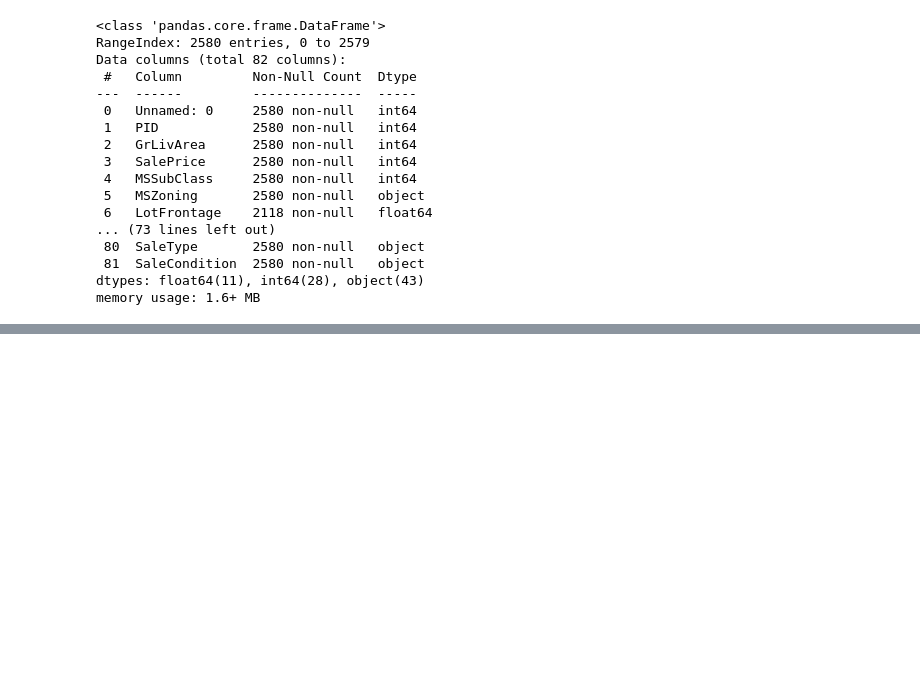
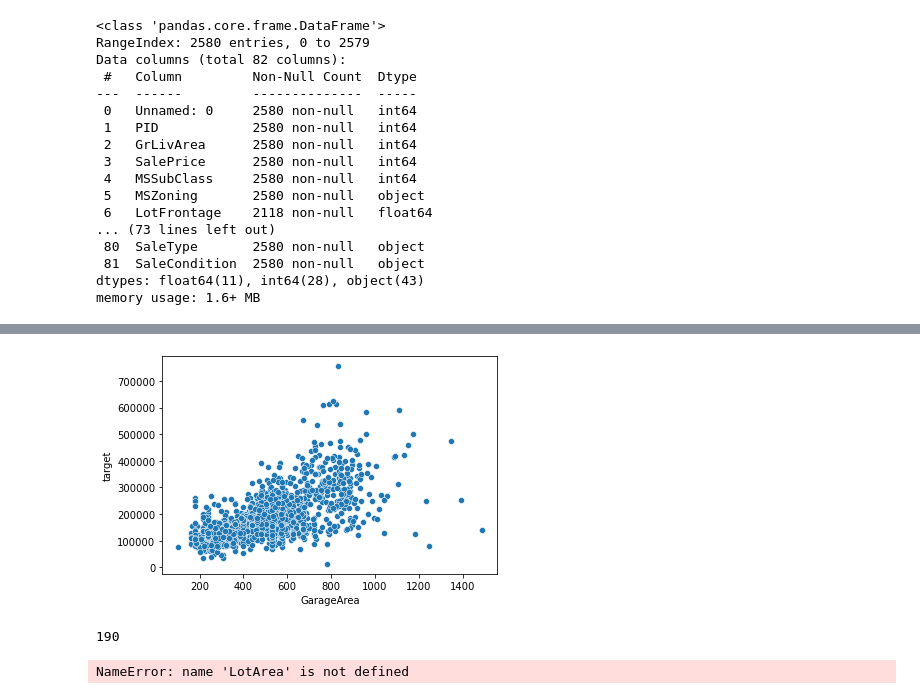
Before and after one commit to amandamanfredo1/Machine_Learning_Ames_Housing_Kaggle, a Jupyter notebook: Tigran_V/Tigran_V_JN.ipynb, the cells around one changed output, grey strips where cells are left out. Cells and saved outputs as stored; diff of their text form; code cells hidden in the pictures; blank space fills up the shorter version.

```diff
--- a/Tigran_V/Tigran_V_JN.ipynb
+++ b/Tigran_V/Tigran_V_JN.ipynb
@@ -290,0 +468,12 @@ sns.heatmap(v)
+# %%
+scatter_target("GarageArea");
+# %% [output]
+[figure, added]
+# %%
+num_feat_target["MSSubClass"].max()
+# %% [output]
+190
+# %%
+scatter_target(LotArea);
+# %% [output]
+NameError: name 'LotArea' is not defined
```
Also changed, not shown: parts of 27 cells of this notebook.
